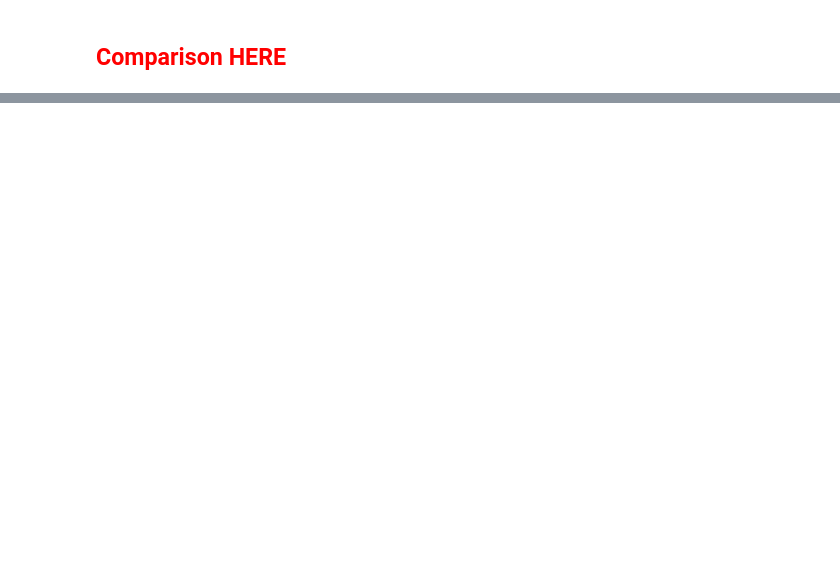
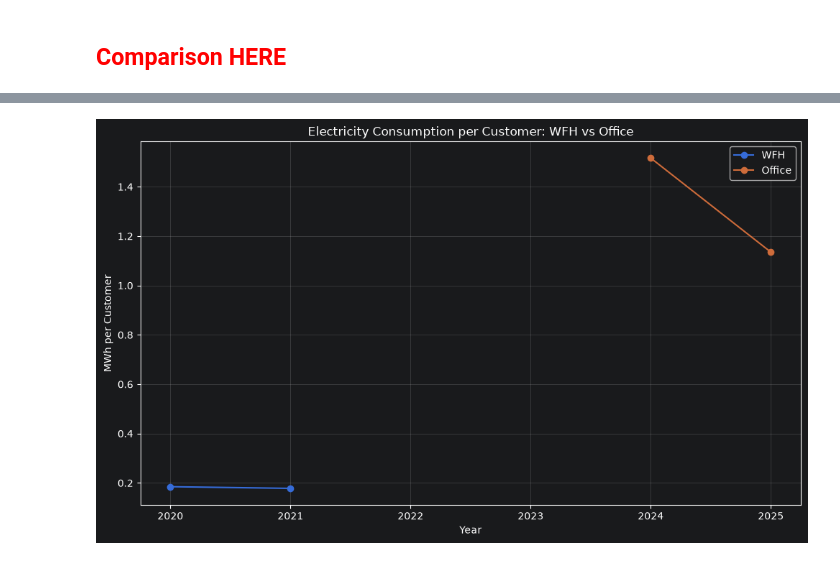
Before and after one commit to cgalabrador128/modeling-electric-razor, a Jupyter notebook: electric_comparison.ipynb, the cells around one changed output, grey strips where cells are left out. Saved outputs shown, nothing was run; the diff lists cells and outputs as text; code cells hidden in the pictures; blank space fills up the shorter version.

Commit message:
Full comparison models

```diff
--- a/electric_comparison.ipynb
+++ b/electric_comparison.ipynb
@@ -437,0 +627,12 @@ Renewable Energy (RE)  2025 18.213653
+# %%
+#energy_mix_final
+#philippine_sales
+#rates_luzon
+WFH_YEARS = [2020, 2021]
+OFFICE_YEARS = [2024, 2025]
+CUSTOMER_CLASSES = ["Residential", "Commercial"]
+
+
+print(energy_mix_final.head(20))
+print(philippine_sales)
+print(rates_luzon)
@@ -437,0 +1417,29 @@ Renewable Energy (RE)  2025 18.213653
+# %%
+plot_data = annual_model.copy()
+
+plt.figure(figsize=(10, 6))
+
+for mode in ["WFH", "Office"]:
+
+    data = plot_data[
+        plot_data["Work_Mode"] == mode
+    ]
+
+    plt.plot(
+        data["Year"],
+        data["MWh_per_Customer"],
+        marker="o",
+        label=mode
+    )
+
+plt.xlabel("Year")
+plt.ylabel("MWh per Customer")
+plt.title(
+    "Electricity Consumption per Customer: WFH vs Office"
+)
+plt.legend()
+plt.grid(True, alpha=0.3)
+plt.tight_layout()
+plt.show()
+# %% [output]
+[figure, added]
```
Also changed, not shown: parts of 28 cells of this notebook, 1 other file.
